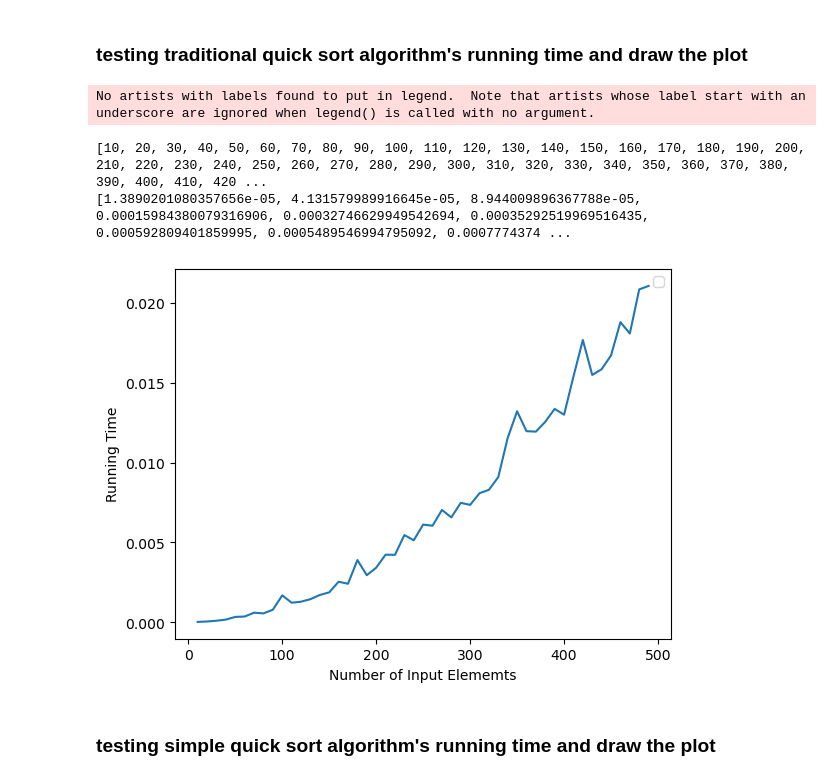
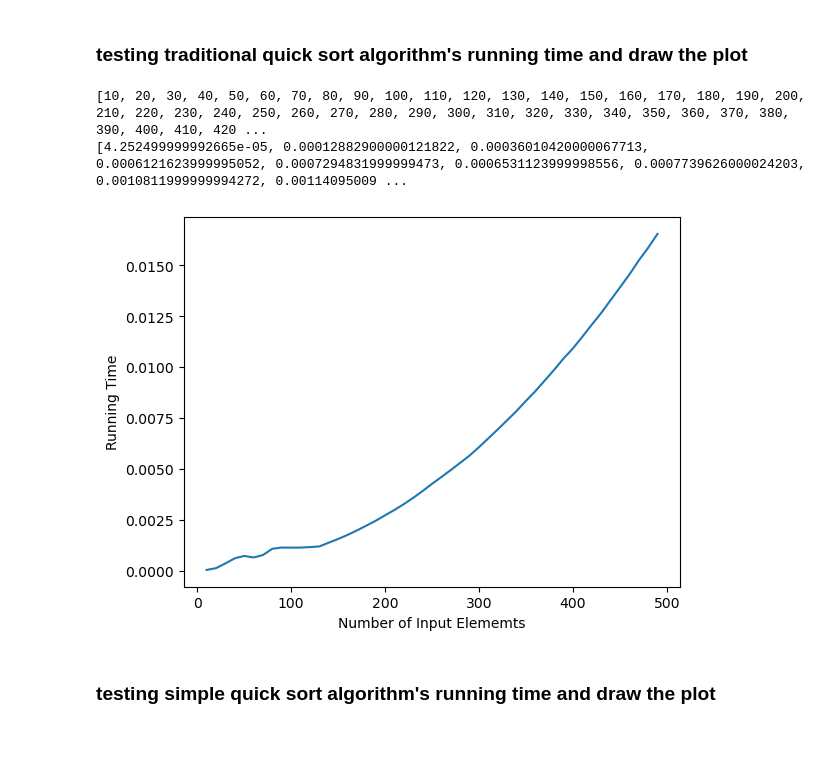
Before and after one commit to minhlynguyen/ucd-dsa-sorting-sp-mst, a Jupyter notebook: DS homework2_Alicia.ipynb, the cells around one changed output. Drawn from its saved outputs; the diff is of its cells as text; code cells hidden in the pictures; blank space fills up the shorter version.

Commit message:
Update merge sort and bubble sort

```diff
--- a/DS homework2_Alicia.ipynb
+++ b/DS homework2_Alicia.ipynb
@@ -121 +154,9 @@ def quick_sort_simple_time(input_list):
+# %%
+def sort_time(input_list,function):
+    """Take a list and a function
+    Return the running time when running the function with the list as input"""
+    start_time = time.perf_counter()
+    function(input_list)
+    end_time = time.perf_counter()
+    return end_time-start_time
 # %% [markdown]
@@ -130,7 +171,7 @@ def running_time_test(input_list,sort_function):
         input_num.append(i)
 #run 10 times every input list slice and get the average running time
         for j in range (10):
-             running_time_temp += sort_function(list_slice)
+             running_time_temp += sort_time(list_slice,sort_function)
         running_time.append(running_time_temp/10)
     print(input_num)
     print(running_time)
@@ -150,13 +200,12 @@ def show_plot_single_line(input_num,time_list):
 # %% [markdown]
 ### testing traditional quick sort algorithm's running time and draw the plot
 # %%
-input_nums, running_times = running_time_test(reversed_list, quick_sort_time)
-show_plot_single_line(input_nums, running_times)
+input_nums, quicksort_running_times = running_time_test(reversed_list, quicksort)
+show_plot_single_line(input_nums, quicksort_running_times)
 # %% [output]
-No artists with labels found to put in legend.  Note that artists whose label start with an underscore are ignored when legend() is called with no argument.
+[10, 20, 30, 40, 50, 60, 70, 80, 90, 100, 110, 120, 130, 140, 150, 160, 170, 180, 190, 200, 210, 220, 230, 240, 250, 260, 270, 280, 290, 300, 310, 320, 330, 340, 350, 360, 370, 380, 390, 400, 410, 420 ...
+[4.252499999992665e-05, 0.00012882900000121822, 0.00036010420000067713, 0.0006121623999995052, 0.0007294831999999473, 0.0006531123999998556, 0.0007739626000024203, 0.0010811999999994272, 0.00114095009 ...
-[10, 20, 30, 40, 50, 60, 70, 80, 90, 100, 110, 120, 130, 140, 150, 160, 170, 180, 190, 200, 210, 220, 230, 240, 250, 260, 270, 280, 290, 300, 310, 320, 330, 340, 350, 360, 370, 380, 390, 400, 410, 420 ...
-[1.3890201080357656e-05, 4.131579989916645e-05, 8.944009896367788e-05, 0.00015984380079316906, 0.00032746629949542694, 0.00035292519969516435, 0.000592809401859995, 0.0005489546994795092, 0.0007774374 ...
-[figure, old version]
+[figure, new version]
 # %% [markdown]
 ### testing simple quick sort algorithm's running time and draw the plot
 # %%
```
Also changed, not shown: parts of 15 cells of this notebook.
